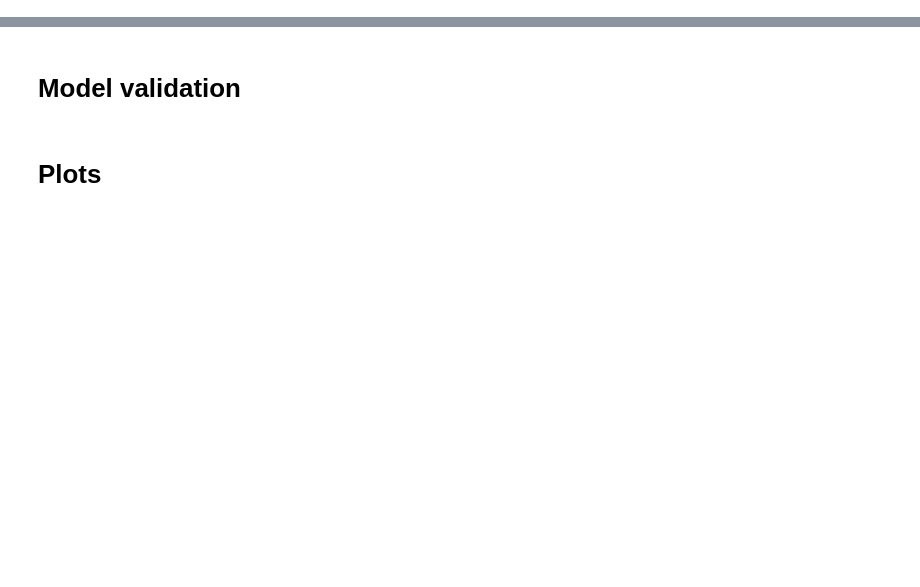
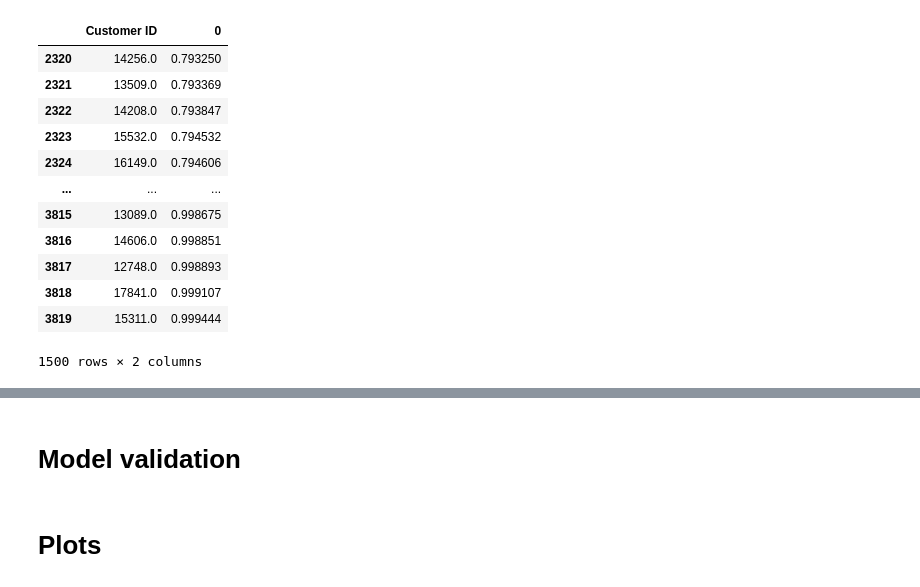
Before and after one commit to konkinit/ltv_analysis, a Jupyter notebook: notebooks/draft.ipynb, the cells around one changed output, grey strips where cells are left out. Drawn from its saved outputs; the diff is of its cells as text; code cells hidden in the pictures; blank space fills up the shorter version.

```diff
--- a/notebooks/draft.ipynb
+++ b/notebooks/draft.ipynb
@@ -47,11 +86,25 @@ bgf.conditional_probability_alive(
 # %%
 data_summary.apply(
     lambda x: bgf.conditional_probability_alive(
             frequency=x.frequency,
             recency=x.recency,
             T=data_summary["T"].max()
     )[0],
     axis=1
-).sort_values().to_frame().reset_index().tail(2000)
+).sort_values().to_frame().reset_index().tail(1500)
+# %% [output]
+|  | Customer ID | 0 |
+| 2320 | 14256.0 | 0.793250 |
+| 2321 | 13509.0 | 0.793369 |
+| 2322 | 14208.0 | 0.793847 |
+| 2323 | 15532.0 | 0.794532 |
+| 2324 | 16149.0 | 0.794606 |
+| ... | ... | ... |
+| 3815 | 13089.0 | 0.998675 |
+| 3816 | 14606.0 | 0.998851 |
+| 3817 | 12748.0 | 0.998893 |
+| 3818 | 17841.0 | 0.999107 |
+| 3819 | 15311.0 | 0.999444 |
+1500 rows × 2 columns
 # %%
 data_summary[data_summary.index==16422.0]
```
Also changed, not shown: parts of 8 cells of this notebook, 1 other file.
